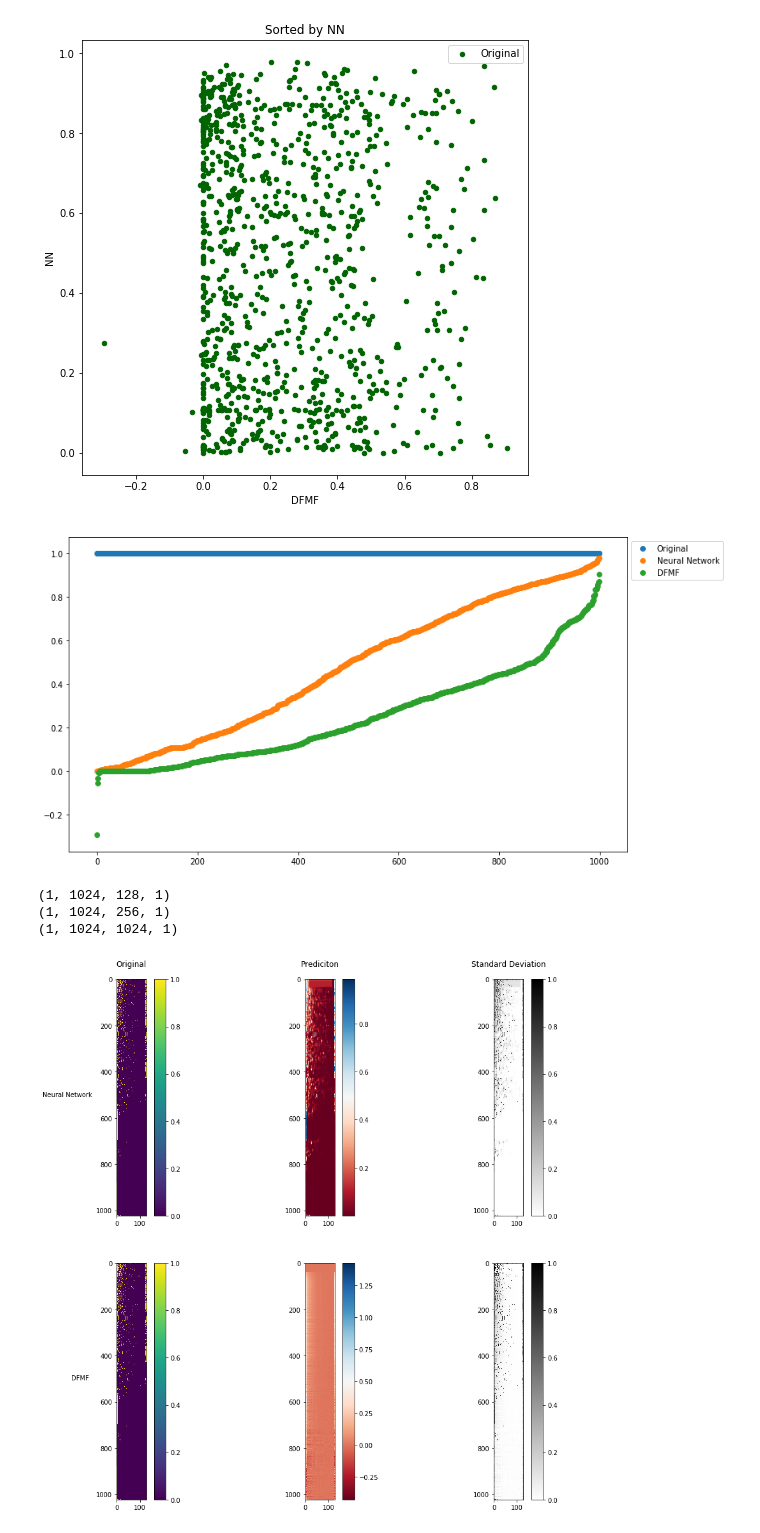
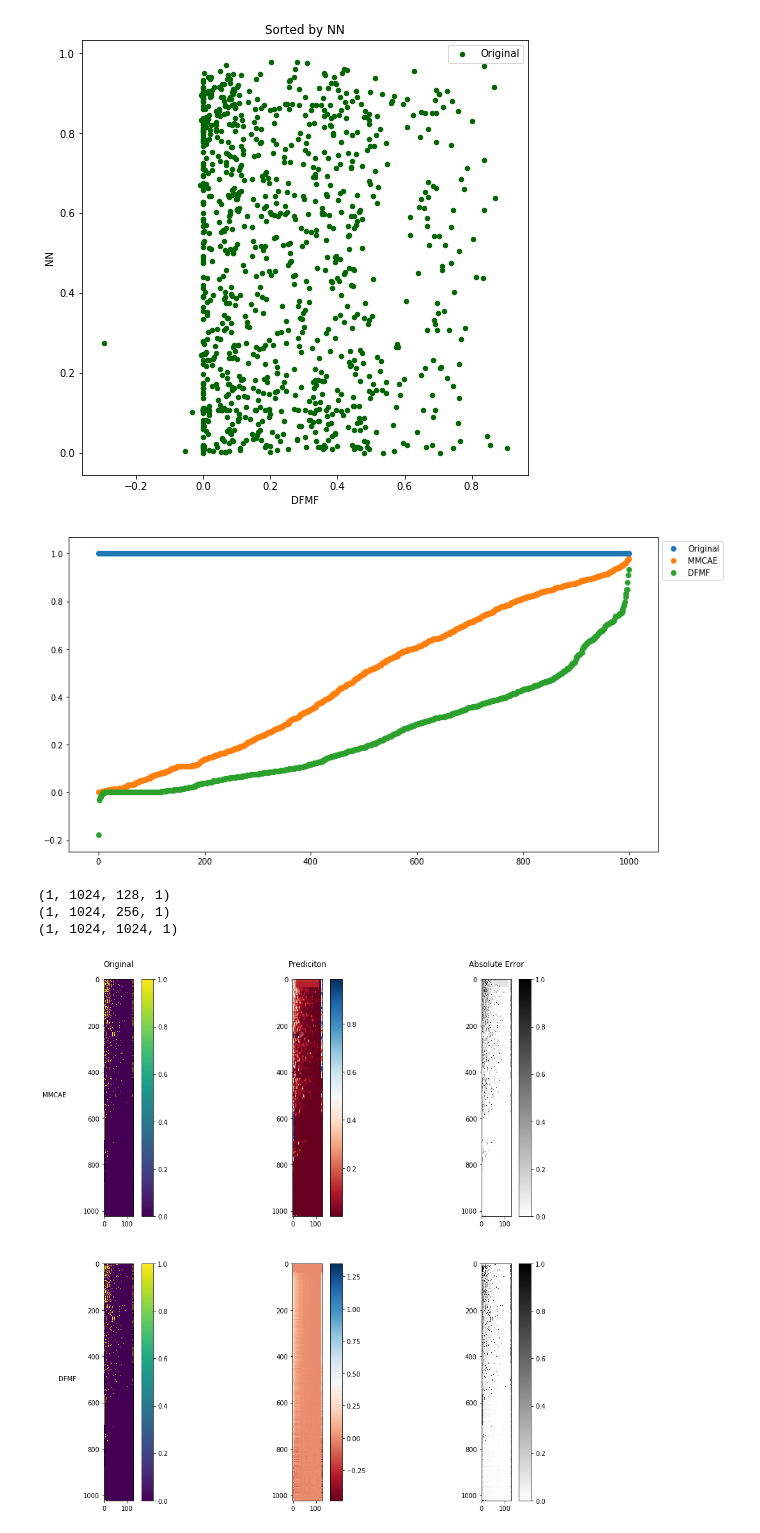
Before and after one commit to lovrek/MMCAE-data-fusion, a Jupyter notebook: Final Results/Model - dismissed data = 6%.ipynb, the cells around one changed output. Drawn from its saved outputs; the diff is of its cells as text; code cells hidden in the pictures.

```diff
--- a/Final Results/Model - dismissed data = 6%.ipynb
+++ b/Final Results/Model - dismissed data = 6%.ipynb
@@ -731,7 +731,7 @@ for i, org_data in enumerate(model.org_data):
     pred_data = model.predict_data[i].flatten()
 
     ax = axes[i][0]
-    n, bins, patches = ax.hist(org_data, num_bins, density=1)
+    n, bins, patches = ax.hist(org_data, num_bins, density=False, range=(0,1))
 
     ax.set_ylabel(rows[i], rotation=0, labelpad=25)
 
@@ -740,7 +740,7 @@ for i, org_data in enumerate(model.org_data):
 
     ax = axes[i][1]
 # the histogram of the data
-    n, bins, patches = ax.hist(pred_data, num_bins, density=1)
+    n, bins, patches = ax.hist(pred_data, num_bins, density=False, range=(0,1))
     if i == 0:
         ax.set_title(cols[1],pad=20)
 
@@ -766,7 +766,7 @@ for i, org_data in enumerate(model.org_data):
     pred_data = pred_data[pred_data > .1]
 
     ax = axes[i][0]
-    n, bins, patches = ax.hist(org_data, num_bins, density=1)
+    n, bins, patches = ax.hist(org_data, num_bins, density=False, range=(0,1))
 
     ax.set_ylabel(rows[i], rotation=0, labelpad=25)
 
@@ -775,7 +775,7 @@ for i, org_data in enumerate(model.org_data):
 
     ax = axes[i][1]
 # the histogram of the data
-    n, bins, patches = ax.hist(pred_data, num_bins, density=1)
+    n, bins, patches = ax.hist(pred_data, num_bins, density=False, range=(0,1))
     if i == 0:
         ax.set_title(cols[1],pad=20)
 
@@ -833,7 +833,7 @@ for i in range(len(model.org_data)):
     org_data = model.saved_cells_for_test[i]
     predict_data = model.predict_saved_cells_for_test[i]
     data = []
-    for j in range(len(org_data[100:200])):
+    for j in range(len(org_data)):
         if i == 0:
             if predict_data[j][1] > 0.1:
                 data.append([org_data[j][0], org_data[j][1], predict_data[j][0], predict_data[j][1]])
@@ -1128,7 +1128,7 @@ for i in range(1):
     data = np.asarray(data)
     dfmf_predict = np.asarray(dfmf_predict)
     ax.scatter(data[:,0], data[:,1], label='Original')
-    ax.scatter(data[:,2], data[:,3], label='Neural Network')
+    ax.scatter(data[:,2], data[:,3], label='MMCAE')
     ax.scatter(dfmf_predict[:,0], dfmf_predict[:,1], label='DFMF')
 #     ax.set_ylabel(rows[i], rotation=0, labelpad=25)
 
@@ -1139,7 +1139,7 @@ fig.tight_layout()
 plt.savefig(path + 'experiment_' + str(numOfExperiment) + '_ann_test_cells_org_vs_nn_vs_dfmf.png')
 plt.show()
 # %% [output]
-[figure, old version]
+[figure, new version]
 # %%
 import matplotlib.pyplot as plt
 import matplotlib as mpl
@@ -1160,8 +1160,8 @@ for i in range(len(model.org_data)):
     model.predict_data[i] = l;
 
 
-cols = ['Original', 'Prediciton', 'Standard Deviation']
-rows = ['Neural Network', 'DFMF']
+cols = ['Original', 'Prediciton', 'Absolute Error']
+rows = ['MMCAE', 'DFMF']
 
 fig, axes = plt.subplots(nrows=2, ncols=3, figsize=(15, 15))
 
@@ -1182,34 +1182,34 @@ for i in range(2):
         ax.set_ylabel(rows[i], rotation=0, labelpad=45)
     else:
         ax.set_ylabel(rows[i], rotation=0, labelpad=25)
 
     ax = axes[i][1]
     im2 = ax.imshow(predict, vmin=np.min(predict), vmax=np.max(predict), cmap=plt.cm.get_cmap(color_pack2))
     if i == 0:
         ax.set_title(cols[1], pad=20)
 
     ax = axes[i][2]
     im3 = ax.imshow(np.abs(predict - org_data), vmin=0, vmax=1, cmap=plt.cm.get_cmap(color_pack3))
     if i == 0:
         ax.set_title(cols[2], pad=20)
 
     # fig.colorbar(im, ax=axes.ravel().tolist())
 #     cax,kw = mpl.colorbar.make_axes([ax for ax in axes.flat])
     cax,kw = mpl.colorbar.make_axes([axes[i][0]])
     cax2,kw2 = mpl.colorbar.make_axes([axes[i][1]])
     cax3,kw3 = mpl.colorbar.make_axes([axes[i][2]])
 
     cba = plt.colorbar(im, cax=cax, **kw)
     cbb = plt.colorbar(im2, cax=cax2, **kw2)
     cbc = plt.colorbar(im3, cax=cax3, **kw3)
 
 plt.savefig(path + 'experiment_' + str(numOfExperiment) + '_ann_org_vs_nn_vs_dfmf.png')
 plt.show()
 # %% [output]
 (1, 1024, 128, 1)
 (1, 1024, 256, 1)
 (1, 1024, 1024, 1)
-[figure, old version]
+[figure, new version]
 # %%
 num_bins = 50
 cols = ['Original', 'Predicition']
```
Also changed, not shown: parts of 8 cells of this notebook, 8 other files.
